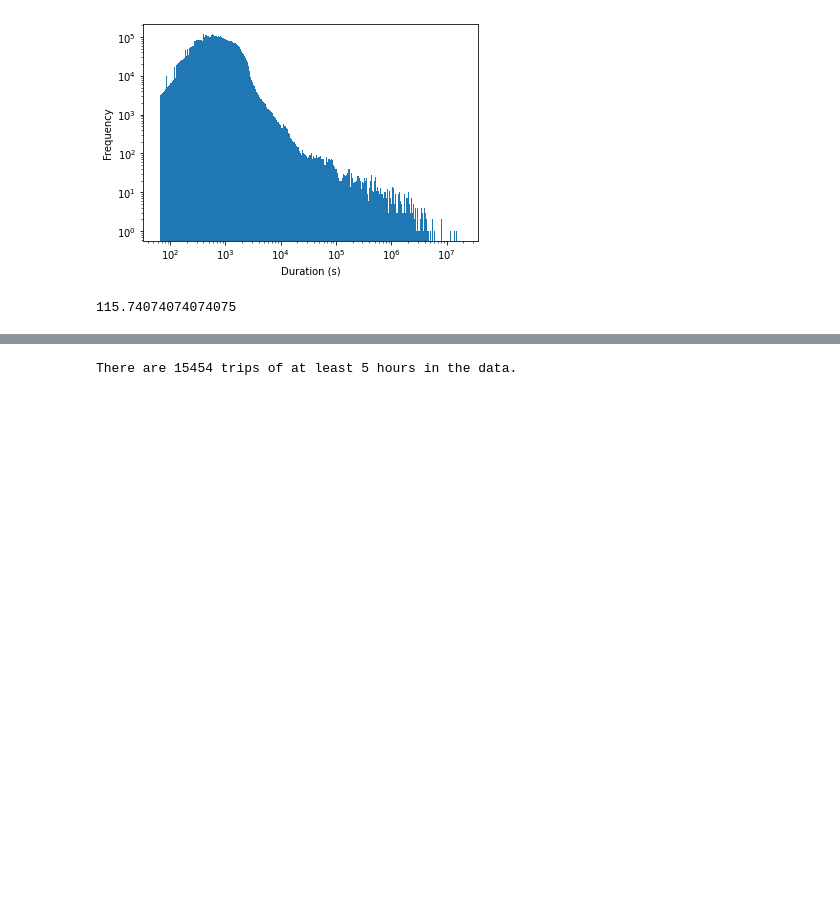
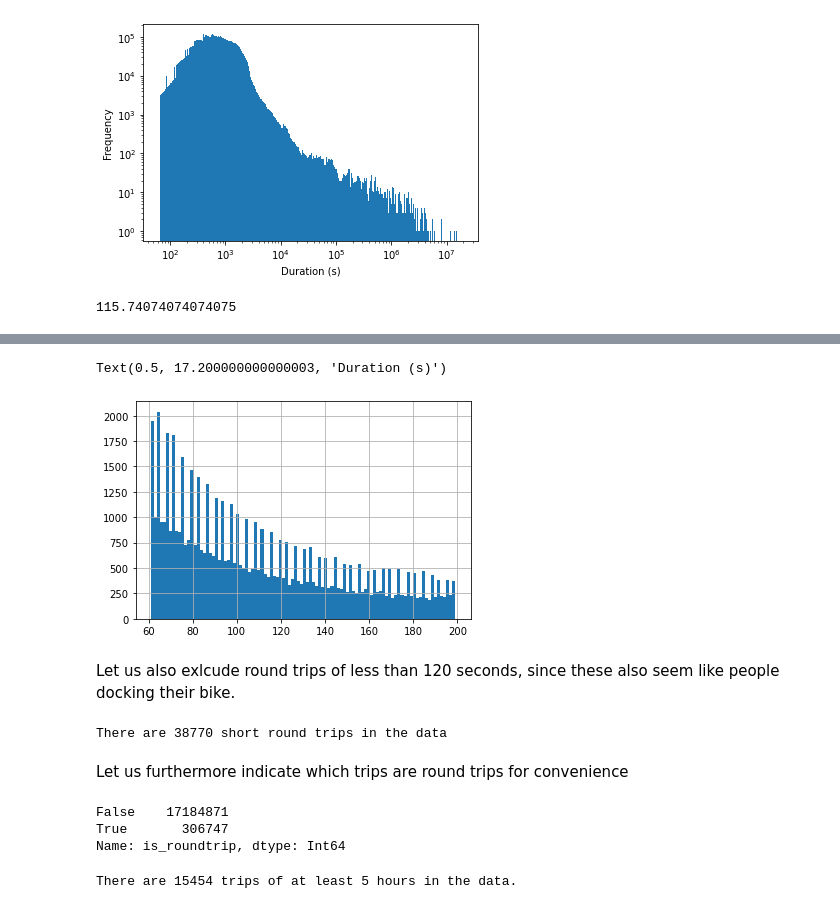
Before and after one commit to TWagner2/AXAChallenge, a Jupyter notebook: Preliminary.ipynb, the cells around one changed output, grey strips where cells are left out. Drawn from its saved outputs; the diff is of its cells as text; code cells hidden in the pictures; blank space fills up the shorter version.

```diff
--- a/Preliminary.ipynb
+++ b/Preliminary.ipynb
@@ -333,3 +207,26 @@ Also note that durations < 60 seconds were already removed by the data provider,
+# %%
+roundtrips[roundtrips["tripduration"]<200]["tripduration"].hist(bins=100)
+ax.set_xlabel("Duration (s)")
+# %% [output]
+Text(0.5, 17.200000000000003, 'Duration (s)')
+[figure, added]
+# %% [markdown]
+Let us also exlcude round trips of less than 120 seconds, since these also seem like people docking their bike.
+# %%
+shortroundtrips = roundtrips[roundtrips["tripduration"]<120]
+print(f"There are {len(shortroundtrips)} short round trips in the data")
+data.drop(shortroundtrips.index,inplace=True)
+# %% [output]
+There are 38770 short round trips in the data
+# %% [markdown]
+Let us furthermore indicate which trips are round trips for convenience
+# %%
+data["is_roundtrip"] = data["start station id"] == data["end station id"]
+data["is_roundtrip"].value_counts()
+# %% [output]
+False    17184871
+True       306747
+Name: is_roundtrip, dtype: Int64
 # %%
 duration_h = 5
 longtrips = data[data["tripduration"] >= duration_h*60*60]
```
Also changed, not shown: parts of 64 cells of this notebook.
